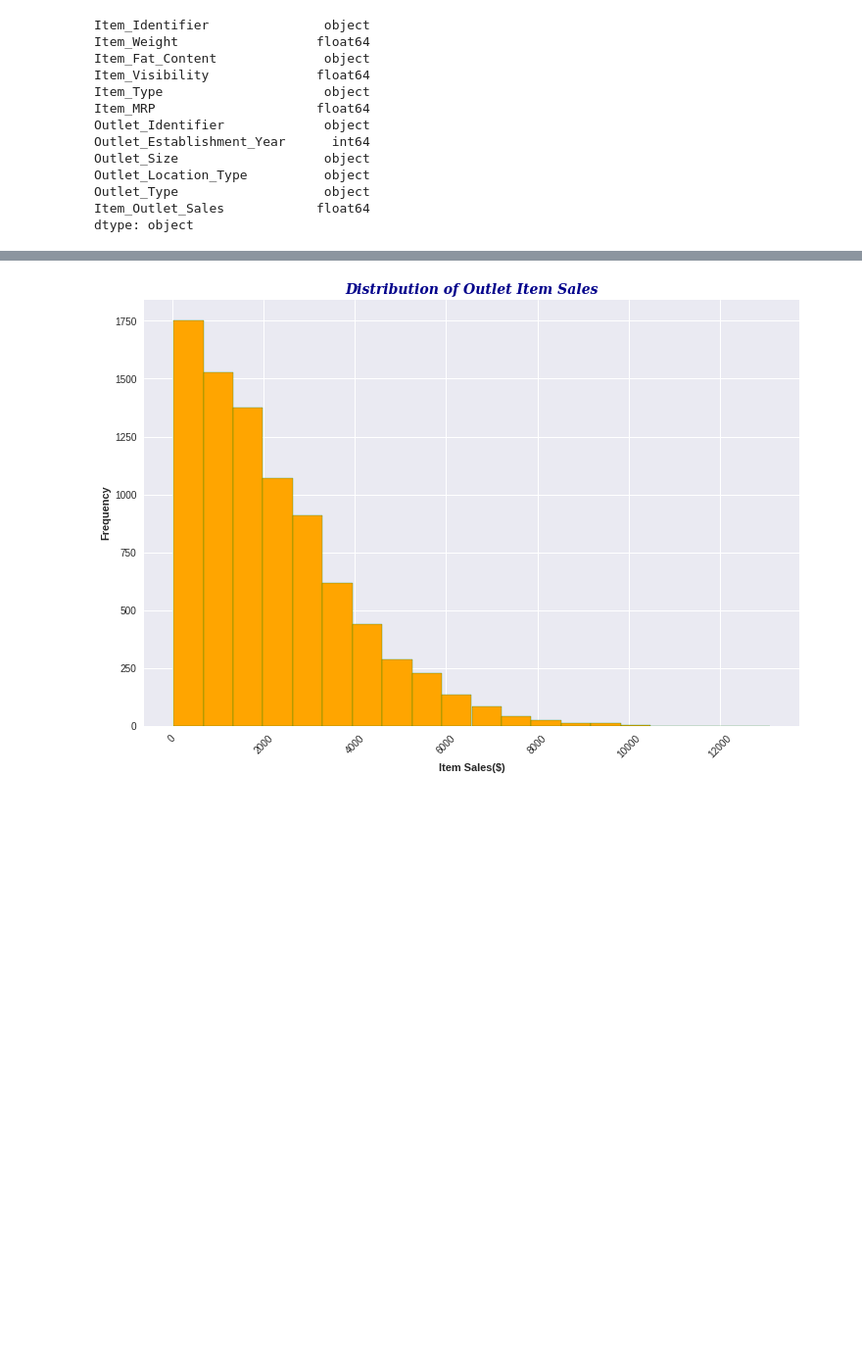
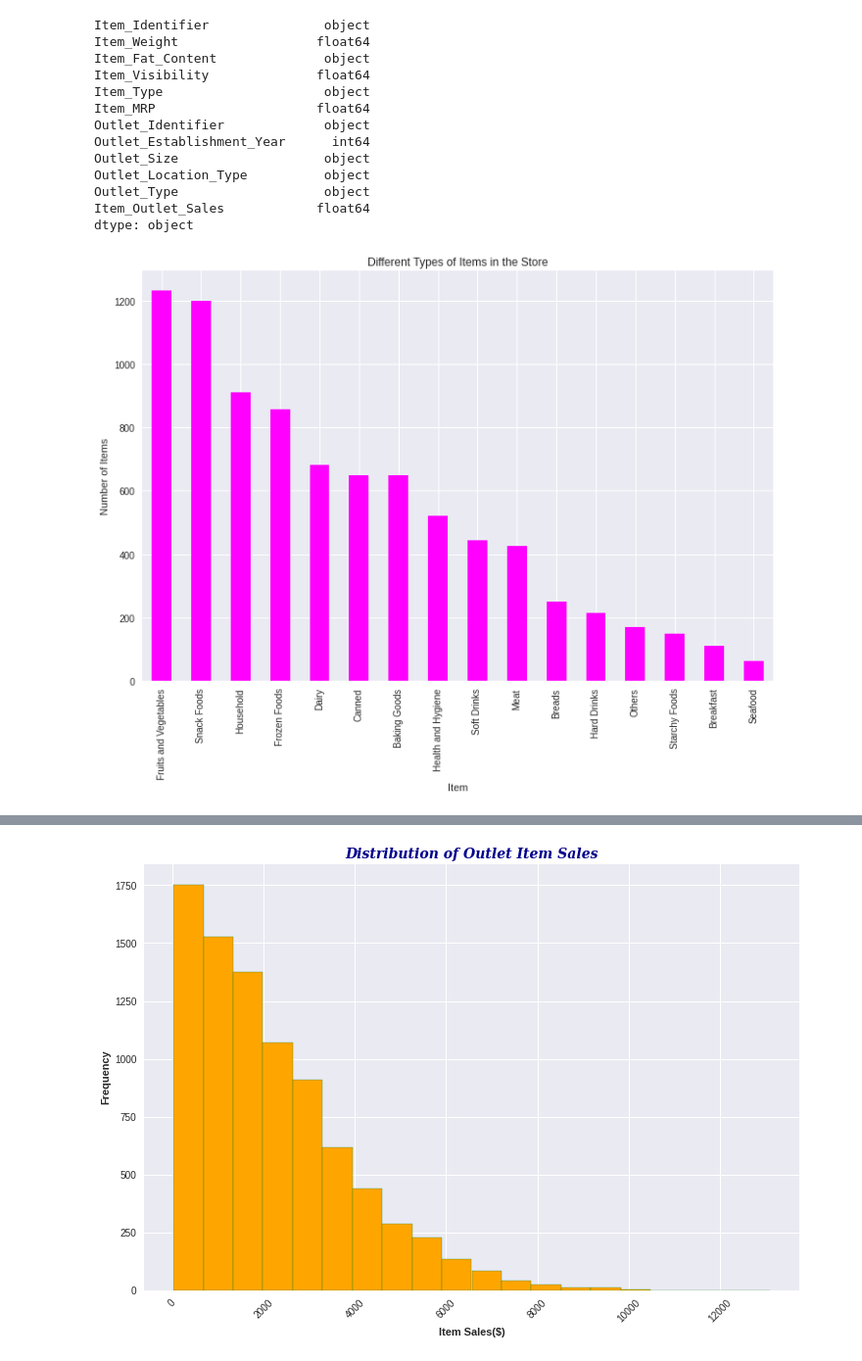
Before and after one commit to tibebu-sime/sales-predictions, a Jupyter notebook: salespredictions_project.ipynb, the cells around one changed output, grey strips where cells are left out. Shown: that part at 98% size. Cells and saved outputs as stored; diff of their text form; code cells hidden in the pictures; blank space fills up the shorter version.

```diff
--- a/salespredictions_project.ipynb
+++ b/salespredictions_project.ipynb
@@ -125,6 +152,16 @@ Outlet_Location_Type          object
 Outlet_Type                   object
 Item_Outlet_Sales            float64
 dtype: object
+# %%
+# Different types of items available in the store
+itemTypes = sales_data['Item_Type'].value_counts()
+itemTypes.plot(kind='bar', color='magenta', figsize=(12, 8))
+plt.title('Different Types of Items in the Store')
+plt.xlabel('Item')
+plt.ylabel('Number of Items')
+plt.show()
+# %% [output]
+[figure, added]
 # %%
 # the average item sales by the location types of the store
 sales_data.groupby('Outlet_Location_Type')['Item_Outlet_Sales'].mean()
```
Also changed, not shown: parts of 31 cells of this notebook.
